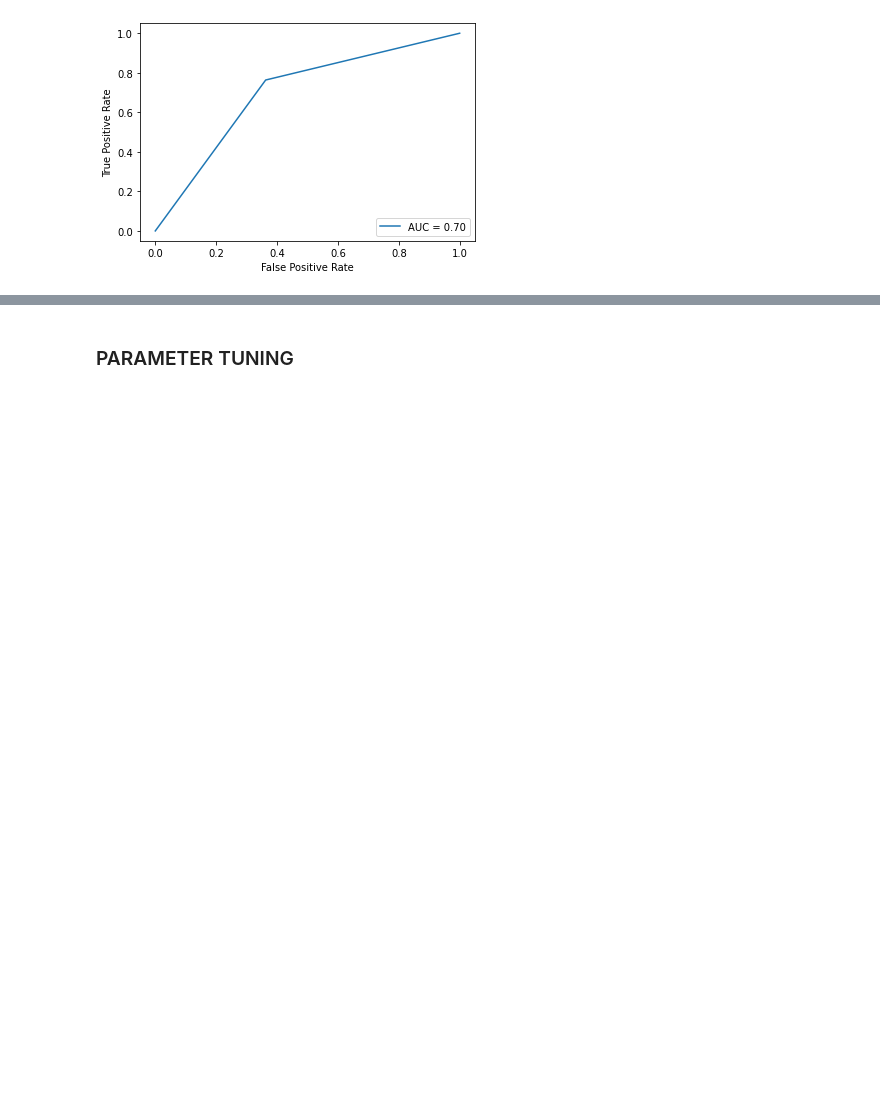
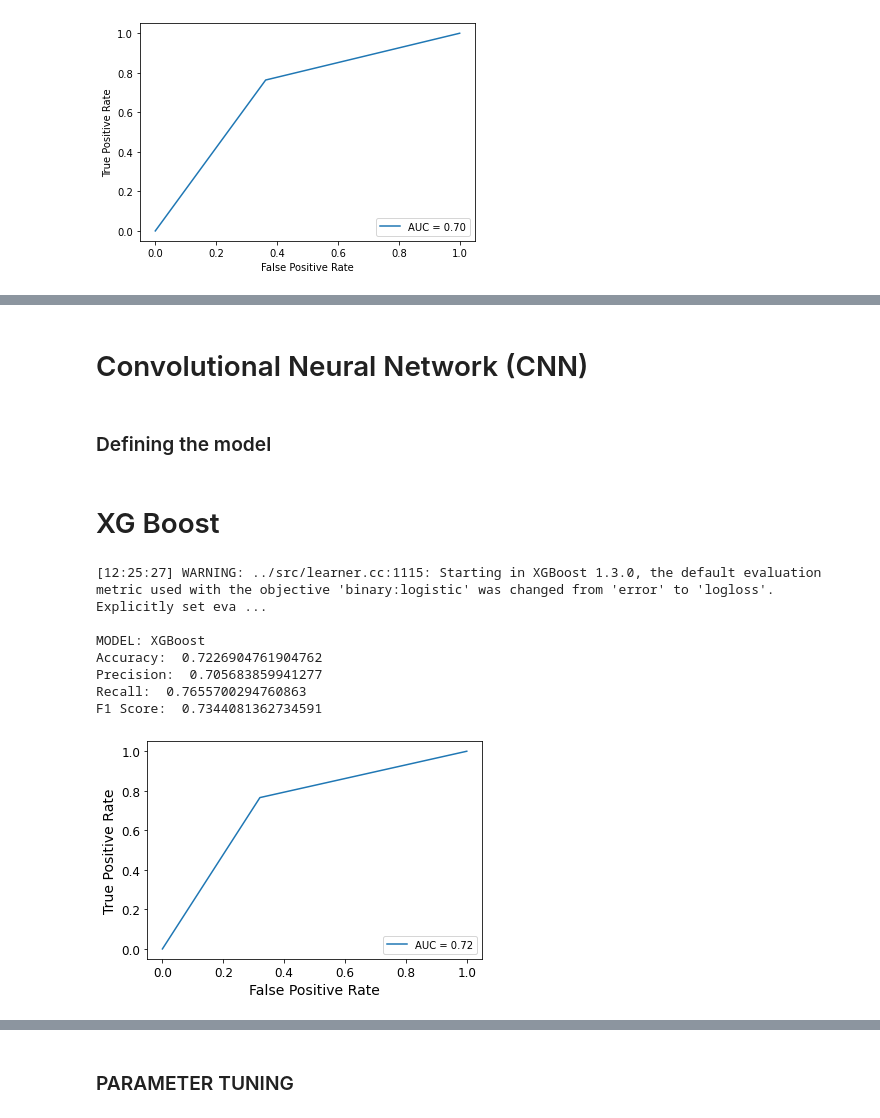
Before and after one commit to aryanbh11/sentiment-analysis-tweets, a Jupyter notebook: group144_other_algorithms.ipynb, the cells around one changed output, grey strips where cells are left out. Saved outputs shown, nothing was run; the diff lists cells and outputs as text; code cells hidden in the pictures; blank space fills up the shorter version.

Commit message:
Log reg, SVM, XGBoost

```diff
--- a/group144_other_algorithms.ipynb
+++ b/group144_other_algorithms.ipynb
@@ -1,35 +1,2 @@
 # %% [markdown]
 ## IMPORTING CLEAN DATA & LIBRARIES
-# %%
-import matplotlib.pyplot as plt
-import numpy as np
-
-# for parallelization
-from joblib import parallel_backend
-from ray.util.joblib import register_ray
-register_ray()
-
-# models
-from sklearn.svm import SVC
-from sklearn.naive_bayes import GaussianNB
-
-# evaluation
-from sklearn import metrics
-
-%store -r X_train
-%store -r X_test
-%store -r y_train
-%store -r y_test
-
-X_train = X_train.toarray()
-X_test  = X_test.toarray()
-y_train = np.array(y_train)
-y_test = np.array(y_test)
-
-# Reducing Number of Datapoints for better model training times
-X_train = np.resize(X_train, (500000, 1000))
-y_train = np.resize(y_train, (500000,))
-X_test  = np.resize(X_test, (214000, 1000))
-y_test  = np.resize(y_test, (214000,))
-
-# Note: Still stratified
@@ -73,0 +164,4 @@ F1 Score:  0.7180035180299031
+# %% [markdown]
+# Convolutional Neural Network (CNN)
+# %% [markdown]
+### Defining the model
@@ -73,0 +178,16 @@ F1 Score:  0.7180035180299031
+# %% [markdown]
+# XG Boost
+# %%
+with parallel_backend("ray"):
+    xgb_model = XGBClassifier(max_depth = 6, n_estimators = 1000).fit(X_train, y_train)
+y_predict = xgb_model.predict(X_test)
+evaluate(y_test, y_predict, 'XGBoost')
+# %% [output]
+[12:25:27] WARNING: ../src/learner.cc:1115: Starting in XGBoost 1.3.0, the default evaluation metric used with the objective 'binary:logistic' was changed from 'error' to 'logloss'. Explicitly set eva ...
+
+MODEL: XGBoost
+Accuracy:  0.7226904761904762
+Precision:  0.705683859941277
+Recall:  0.7655700294760863
+F1 Score:  0.7344081362734591
+[figure, added]
```
Also changed, not shown: parts of 15 cells of this notebook.
